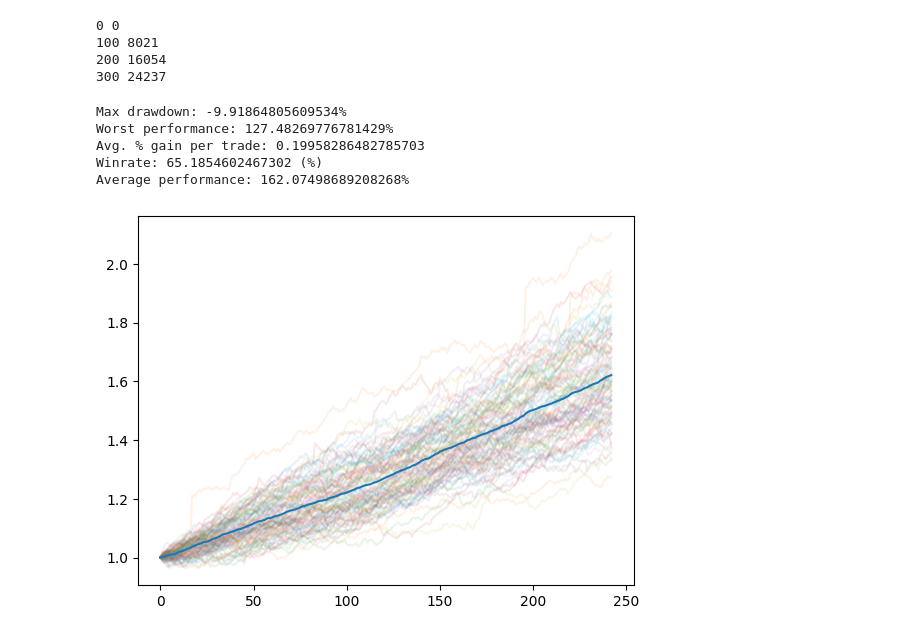
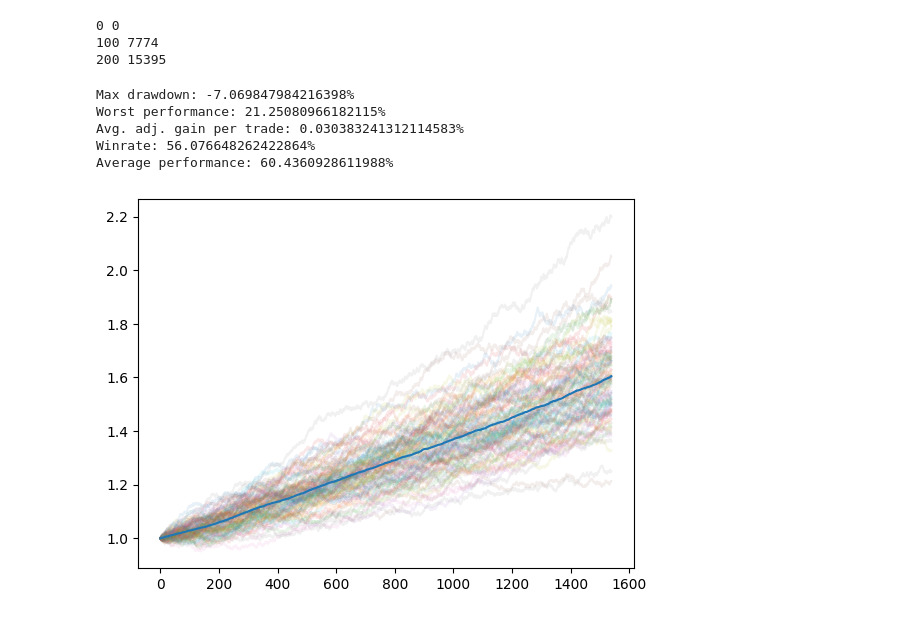
Before and after one commit to MarcoBonato2007/marcowitz, a Jupyter notebook: growers.ipynb, the cells around one changed output. Drawn from its saved outputs; the diff is of its cells as text; code cells hidden in the pictures.

```diff
--- a/growers.ipynb
+++ b/growers.ipynb
@@ -12,21 +16,21 @@ comp_dict = get_companies_dict()
 # (x,y)
 # After x days, returns must be at least y%
 periods = [
-    (30, 0.03),
-    (90, 0.048),
-    (180, 0.0768),
-    (270, 0.122),
-    (360, 0.2)
+    (30, 0.05),
+    (90, 0.078),
+    (180, 0.122),
+    (270, 0.191),
+    (360, 0.3)
 ]
 # %%
 # Check tools.trade for a specification of judge
-def judge(df: pd.DataFrame, ticker: str) -> None | Trade:
+def judge(df: pd.DataFrame) -> None | Trade:
     if len(df) >= 361 and all([df["gain"].iloc[period] > gain for (period, gain) in periods]):
         return Trade(
-            ticker,
-            datetime.strptime(df.iloc[0]["date"], '%Y-%m-%d'),
+            "N/A",
+            df.iloc[0]["date"],
             "Long",
-            df.iloc[0]["price"],
+            (df.iloc[0]["open"]+df.iloc[0]["close"])/2,
             0.05,
             0.05,
             0.05
@@ -38,7 +42,6 @@ def clean_df(df: pd.DataFrame, cik: str):
     df = pd.read_csv(f"{data_dir}/{cik}/ohclv.csv")
     df = df.iloc[::-1].reset_index(drop=True) # df[0] is now the most recent date
     df.columns = map(str.lower, df.columns)
-    df["price"] = (df["open"]+df["close"])/2
     df["gain"] = (df.iloc[0]["close"]-df["close"])/df["close"] # Percentage gain from that day to the last day
     return df
 # %%
@@ -47,16 +50,20 @@ i = 0
 for cik in os.listdir(data_dir):
     if (i%100 == 0):
         print(i, len(all_trades))
-        if (i==300):
+        if (i==200):
             break
-    comp: Company = comp_dict[cik]
     if os.path.exists(f"{data_dir}/{cik}/ohclv.csv"):
         ohclv = pd.read_csv(f"{data_dir}/{cik}/ohclv.csv")
-        ohclv = clean_df(ohclv, cik)[:3650] # max 10 years in the past (can remove later)
-        all_trades.extend(get_trades(ohclv, lambda df: judge(df, comp.ticker)))
+        # ohclv = clean_df(ohclv, cik)[len(ohclv)-3650:] # take data 10 years after start
+        ohclv = clean_df(ohclv, cik)[:3650] # past 10 years
+        tr = get_trades(ohclv, judge)
+        all_trades.extend(tr)
+        if len(tr) != 0:
+            last = ohclv
+            ohclv = ohclv.iloc[::-1].reset_index(drop=True)
+            ohclv = ohclv[len(ohclv)-500:]
     i += 1
 # %% [output]
 0 0
-100 8021
-200 16054
-300 24237
+100 7774
+200 15395
@@ -72,9 +70,9 @@ for cik in os.listdir(data_dir):
 # %%
-MonteCarlo(all_trades, 0.01, False).show(100)
+MonteCarlo(all_trades, 0.1, False).show(100)
 # %% [output]
-Max drawdown: -9.91864805609534%
-Worst performance: 127.48269776781429%
-Avg. % gain per trade: 0.19958286482785703
-Winrate: 65.1854602467302 (%)
-Average performance: 162.07498689208268%
+Max drawdown: -7.069847984216398%
+Worst performance: 21.25080966182115%
+Avg. adj. gain per trade: 0.030383241312114583%
+Winrate: 56.076648262422864%
+Average performance: 60.4360928611988%
-[figure, old version]
+[figure, new version]
```
Also changed, not shown: parts of 4 cells of this notebook, 3 other files.
